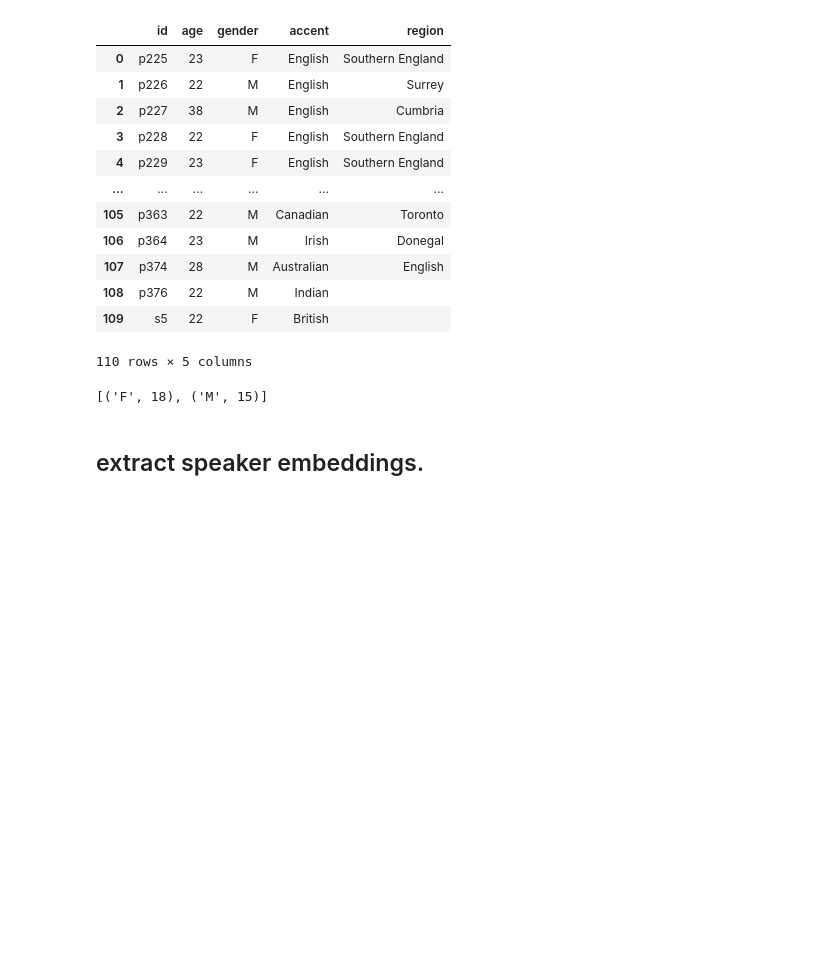
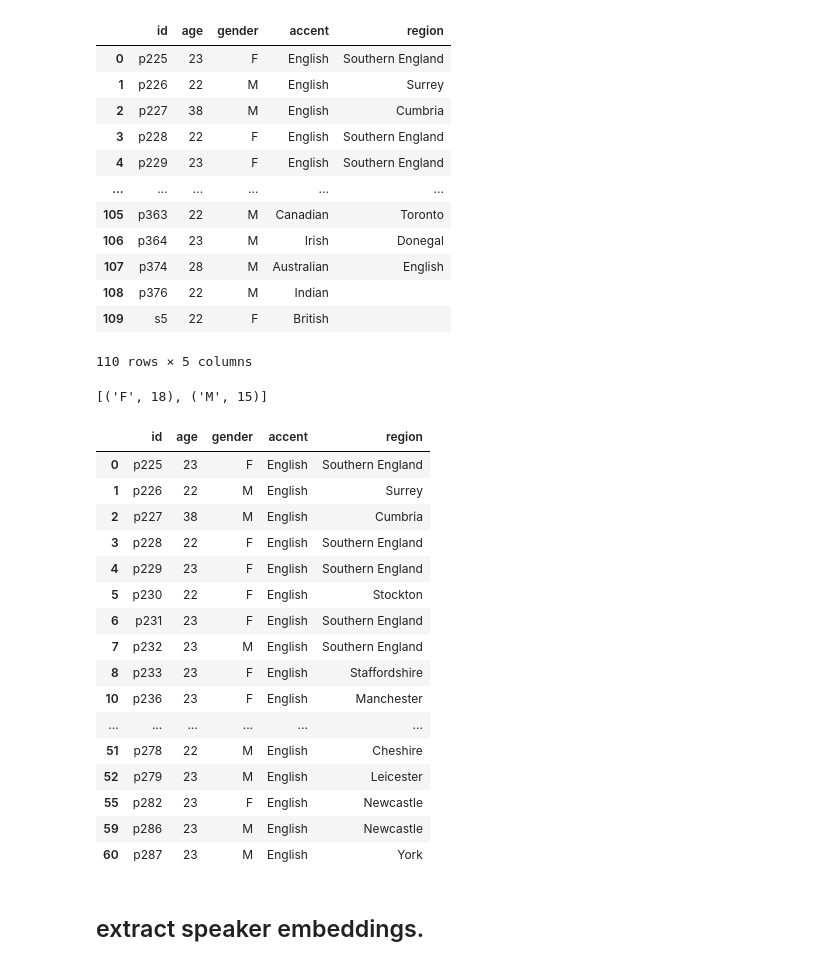
Before and after one commit to YiqiuWangVT/deep-speaker, a Jupyter notebook: deep_speaker/notebook/vctk.ipynb, the cells around one changed output. Saved outputs shown, nothing was run; the diff lists cells and outputs as text; code cells hidden in the pictures; blank space fills up the shorter version.

```diff
--- a/deep_speaker/notebook/vctk.ipynb
+++ b/deep_speaker/notebook/vctk.ipynb
@@ -110,6 +110,26 @@ c = Counter(meta_['gender'])
 c.most_common()
 # %% [output]
 [('F', 18), ('M', 15)]
+# %%
+meta_
+# %% [output]
+|  | id | age | gender | accent | region |
+| 0 | p225 | 23 | F | English | Southern England |
+| 1 | p226 | 22 | M | English | Surrey |
+| 2 | p227 | 38 | M | English | Cumbria |
+| 3 | p228 | 22 | F | English | Southern England |
+| 4 | p229 | 23 | F | English | Southern England |
+| 5 | p230 | 22 | F | English | Stockton |
+| 6 | p231 | 23 | F | English | Southern England |
+| 7 | p232 | 23 | M | English | Southern England |
+| 8 | p233 | 23 | F | English | Staffordshire |
+| 10 | p236 | 23 | F | English | Manchester |
+| ... | ... | ... | ... | ... | ... |
+| 51 | p278 | 22 | M | English | Cheshire |
+| 52 | p279 | 23 | M | English | Leicester |
+| 55 | p282 | 23 | F | English | Newcastle |
+| 59 | p286 | 23 | M | English | Newcastle |
+| 60 | p287 | 23 | M | English | York |
 # %% [markdown]
 ## extract speaker embeddings.
 # %%
```
Also changed, not shown: parts of 5 cells of this notebook.
